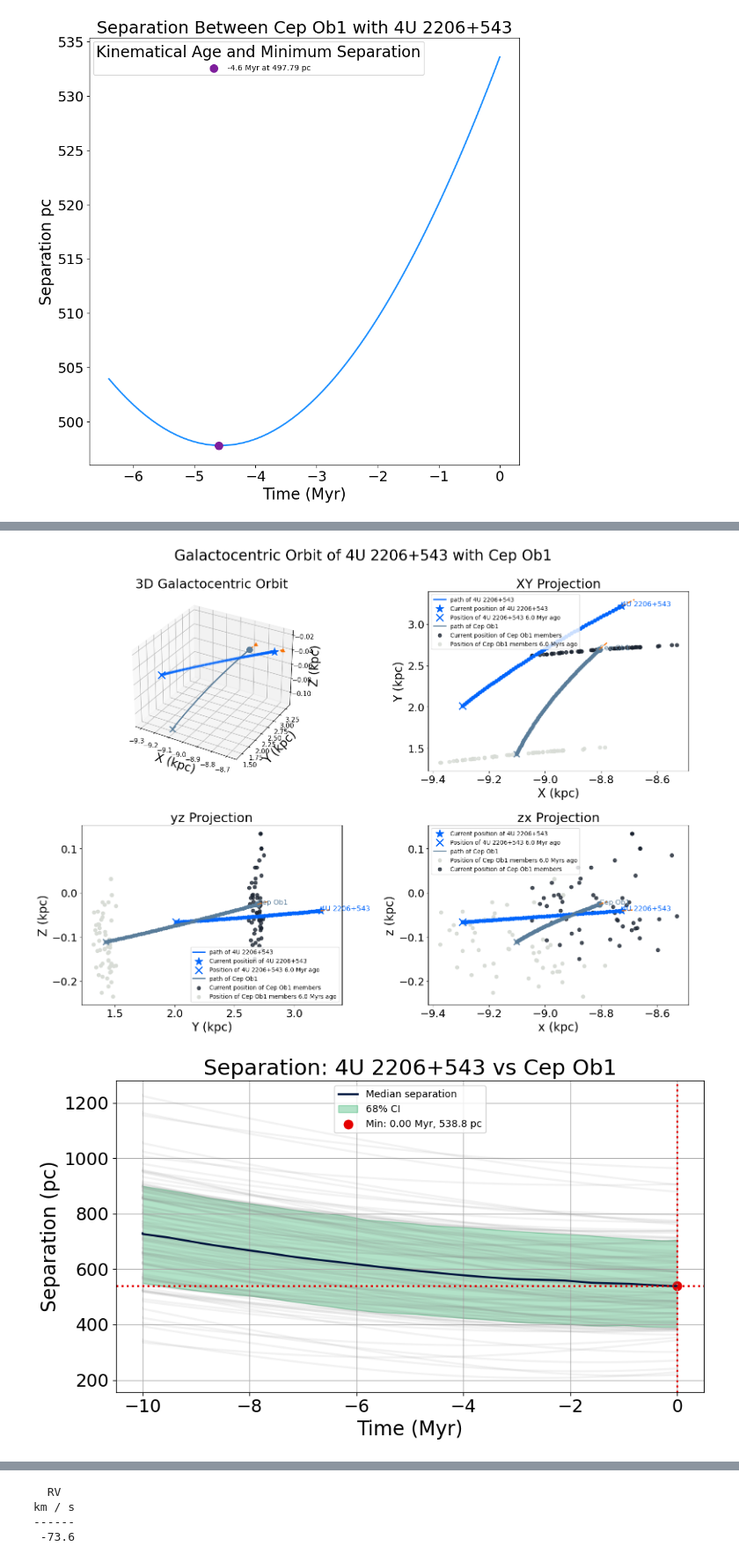
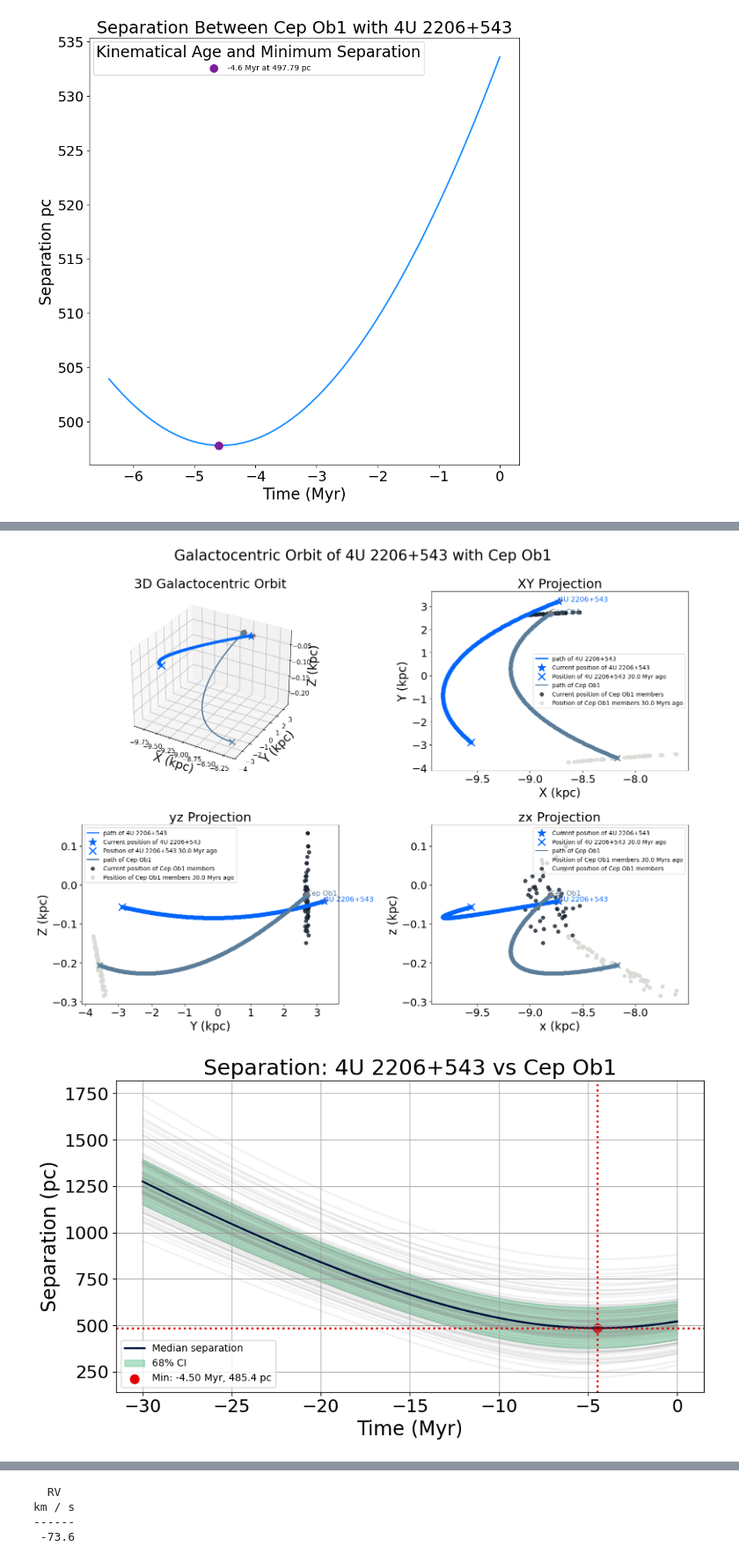
Before and after one commit to MantisShrimp2/Thesis-HMXB, a Jupyter notebook: Code/4U2206+54.ipynb, the cells around one changed output, grey strips where cells are left out. Shown at 88% size. Cells and saved outputs as stored; diff of their text form; code cells hidden in the pictures.

```diff
--- a/Code/4U2206+54.ipynb
+++ b/Code/4U2206+54.ipynb
@@ -205,0 +221,2 @@ gpMCMC().compute_full_separations_and_plot(flat_chain=chain_2206, cluster_params
+# %%
+star_2206_76 = HMXB_table[HMXB_table['source_id'] == 2005653524280214400]
@@ -206,11 +231,11 @@ gpMCMC().compute_full_separations_and_plot(flat_chain=chain_2206, cluster_params
 # %%
-star_2206['RV'] = -73.6
-star_2206['RV_err'] = 9.4
+star_2206_76['RV'] = -73.6
+star_2206_76['RV_err'] = 9.4
 # %%
-GalacticTraceback(star_2206,int_time=-6.0).plot_in_galactocentric(star_2206,cluster=cep_ob1_params,cluster_members=cep_ob1_members,figname=None,savefig=False)
+GalacticTraceback(star_2206_76,int_time=-30.0).plot_in_galactocentric(star_2206_76,cluster=cep_ob1_params,cluster_members=cep_ob1_members,figname=None,savefig=False)
 # %% [output]
-[figure, old version]
+[figure, new version]
 # %%
-GalacticTraceback(star_2206,int_time=-10.0).plot_separation_with_uncertainty(star_2206,cluster=cep_ob1_params,savefig=False)
+GalacticTraceback(star_2206_76,int_time=-30.0).plot_separation_with_uncertainty(star_2206,cluster=cep_ob1_params,savefig=False)
 # %% [output]
-[figure, old version]
+[figure, new version]
```
Also changed, not shown: parts of 13 cells of this notebook.
